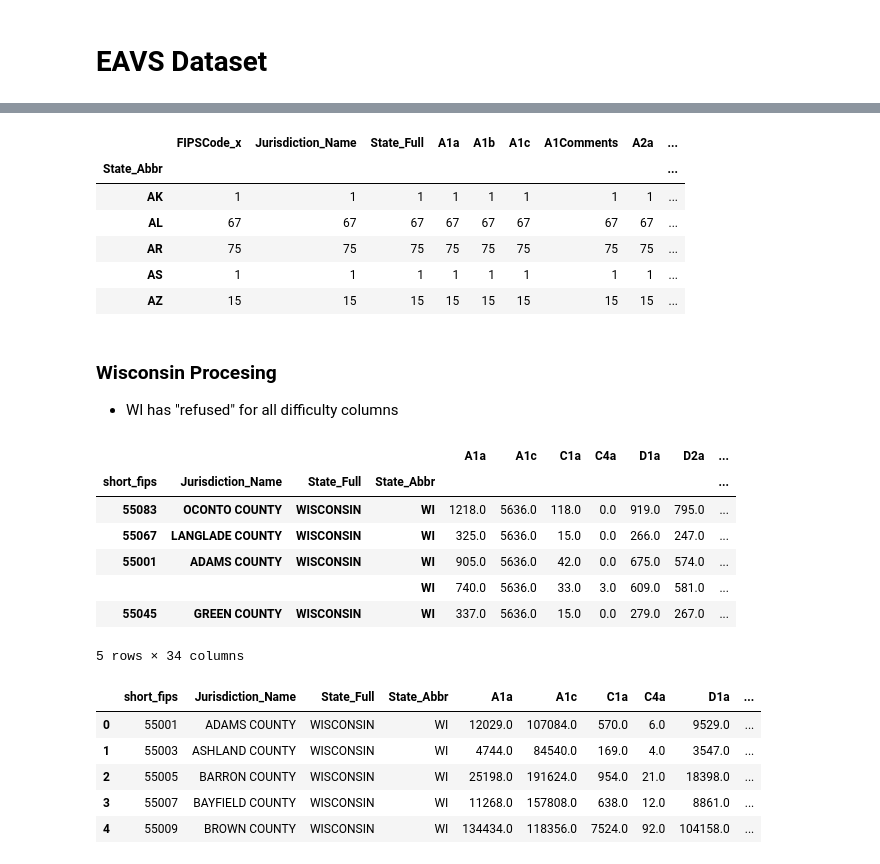
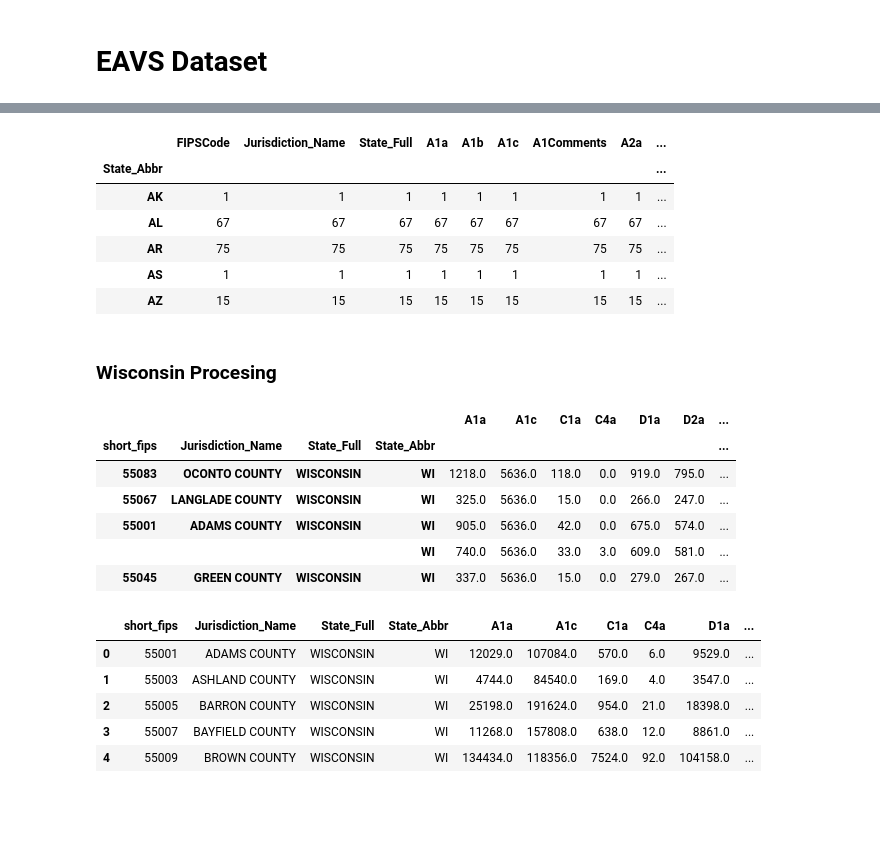
Before and after one commit to dssg/voter-protection, a Jupyter notebook: data/risk_processing_public.ipynb, the cells around one changed output, grey strips where cells are left out. Cells and saved outputs as stored; diff of their text form; code cells hidden in the pictures; blank space fills up the shorter version.

```diff
--- a/data/risk_processing_public.ipynb
+++ b/data/risk_processing_public.ipynb
@@ -193,9 +187,8 @@ For early voting (D7)
 # %%
-#df = pd.read_excel('../DATA/EAVS_2018_for_Public_Release.xlsx')
-df = pd.read_excel(data_root +'EAVS_2018_for_Public_Release_Updates.xlsx', dtype=str)
+eavs = pd.read_excel(data_root +'EAVS_2018_for_Public_Release_Updates.xlsx', dtype=str)
 
 #eXPLORE
-print(df.shape)
-df.describe()
-df.head(30)
+print(eavs.shape)
+eavs.describe()
+eavs.head(30)
 # %% [output]
@@ -203,9 +213,9 @@ df.head(30)
 # %%
 #How many municipalities per each state?
-num_muni = df.groupby(['State_Abbr']).count()
+num_muni = eavs.groupby(['State_Abbr']).count()
 num_muni.head()
 # %% [output]
-|  | FIPSCode_x | Jurisdiction_Name | State_Full | A1a | A1b | A1c | A1Comments | A2a | ... |
+|  | FIPSCode | Jurisdiction_Name | State_Full | A1a | A1b | A1c | A1Comments | A2a | ... |
 | State_Abbr |  |  |  |  |  |  |  |  | ... |
 | AK | 1 | 1 | 1 | 1 | 1 | 1 | 1 | 1 | ... |
 | AL | 67 | 67 | 67 | 67 | 67 | 67 | 67 | 67 | ... |
@@ -229,27 +239,25 @@ df[eavs_vars] = df[eavs_vars].astype('float64')
 machine_vars = [k for k in eavs_vars if 'c_' in k ]
 # %% [markdown]
 ###  Wisconsin Procesing
-- WI has "refused" for all difficulty columns
 # %%
 #Prepare to aggregate numeric columns
 numerics = ['int16', 'int32', 'int64', 'float16', 'float32', 'float64']
 
-
-# Isolate Wisconsin town-level data  and remove from df for processing/aggregating
-wi_df = df[df['State_Abbr']=='WI']
-df =  df[df['State_Abbr']!='WI']
+# Isolate Wisconsin town-level data  and remove from eavs for processing/aggregating
+wi_eavs = eavs[eavs['State_Abbr']=='WI']
+eavs =  eavs[eavs['State_Abbr']!='WI']
 
 #Create Common Column; EAVS has long and short form FIPS Codes
-df['short_fips'] =df.FIPSCode.apply(lambda x: str(x)[0:5])
-wi_df['Jurisdiction Name'] = wi_df.Jurisdiction_Name.str.split("- ").str[1]
-wi_df['State_Code'] = '55'
-wi_df['Jurisdiction_Name'] = wi_df['Jurisdiction Name']
+eavs['short_fips'] =eavs.FIPSCode.apply(lambda x: str(x)[0:5])
+wi_eavs['Jurisdiction Name'] = wi_eavs.Jurisdiction_Name.str.split("- ").str[1]
+wi_eavs['State_Code'] = '55'
+wi_eavs['Jurisdiction_Name'] = wi_eavs['Jurisdiction Name']
 
 
 #Get True FIPS from external  source and merge
 wi_names = pd.read_csv(data_root +'wi_counties.csv')
 wi_names['Full_County_Name'] = wi_names['Full_County_Name'].astype(str)
-wi = wi_df.merge(wi_names, how="left", left_on='Jurisdiction_Name', right_on='Full_County_Name')
+wi = wi_eavs.merge(wi_names, how="left", left_on='Jurisdiction_Name', right_on='Full_County_Name')
 
 #Clean and structure
 wi = wi.dropna(subset=['short_fips'])
@@ -266,7 +274,6 @@ wi.head()
 | 55001 | ADAMS COUNTY | WISCONSIN | WI | 905.0 | 5636.0 | 42.0 | 0.0 | 675.0 | 574.0 | ... |
 |  |  |  | WI | 740.0 | 5636.0 | 33.0 | 3.0 | 609.0 | 581.0 | ... |
 | 55045 | GREEN COUNTY | WISCONSIN | WI | 337.0 | 5636.0 | 15.0 | 0.0 | 279.0 | 267.0 | ... |
-5 rows × 34 columns
 # %%
 #Prepare to Aggregate
 sum_list = [ name for name in wi.columns if name != 'D9']
```
Also changed, not shown: parts of 35 cells of this notebook.
